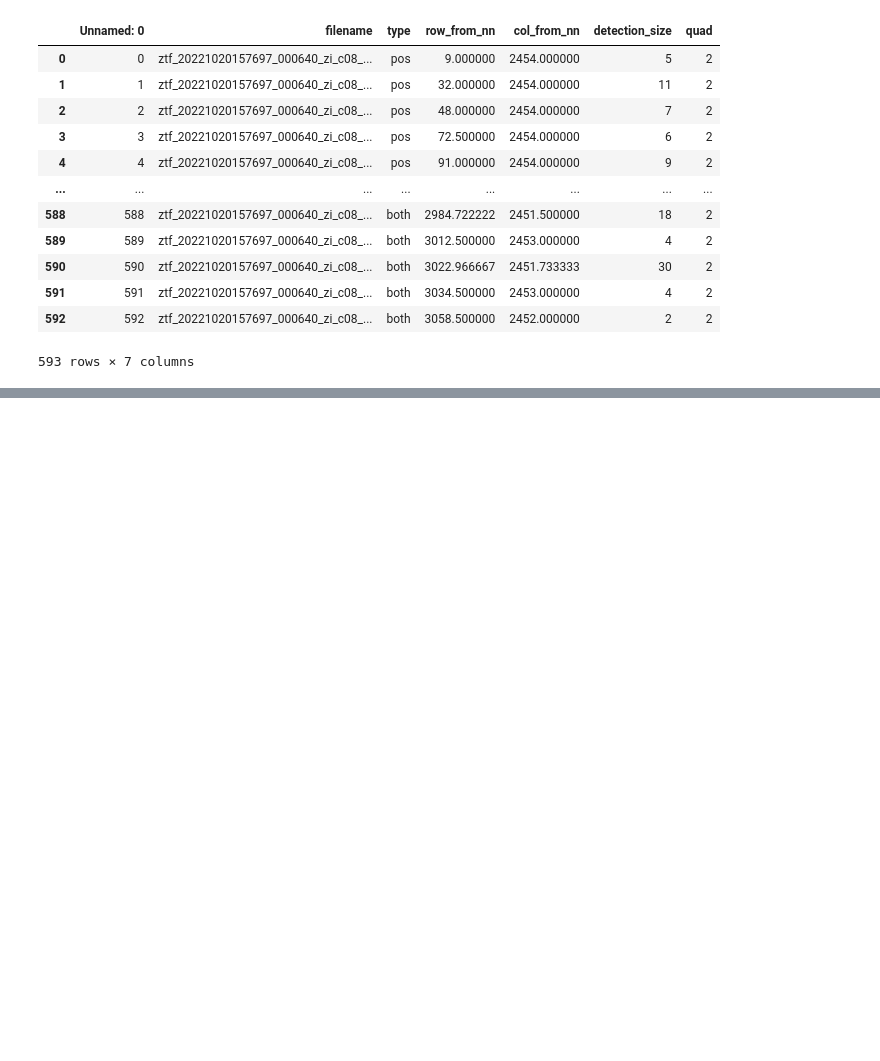
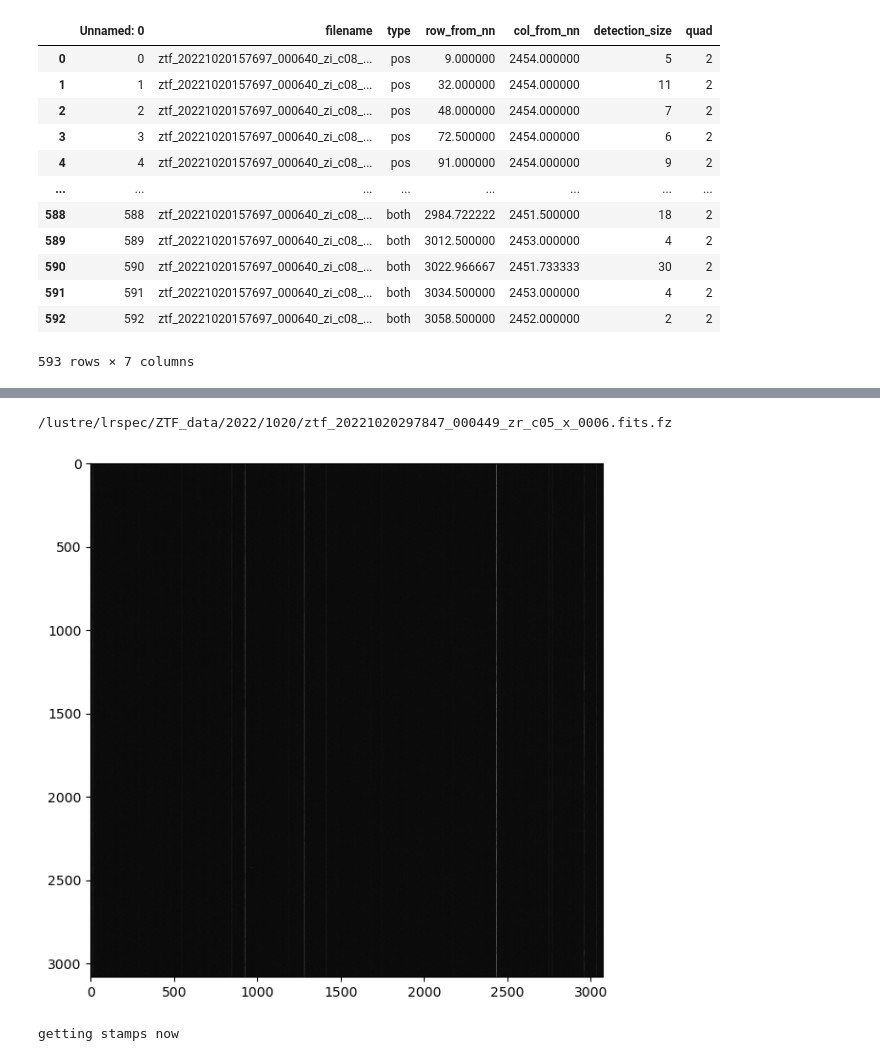
Before and after one commit to SHDaniels/Continuous-Readout-Image-Transient-Detection-with-CNNs, a Jupyter notebook: check_diff_flip.ipynb, the cells around one changed output, grey strips where cells are left out. Saved outputs shown, nothing was run; the diff lists cells and outputs as text; code cells hidden in the pictures; blank space fills up the shorter version.

```diff
--- a/check_diff_flip.ipynb
+++ b/check_diff_flip.ipynb
@@ -247,0 +306,45 @@ df2
+# %%
+data_direc = [
+    "/lustre/lrspec/ZTF_data/2022/1020/"
+    ]
+
+save_direc = [
+    "1020jan26"
+]
+# ,
+# , 1019
+
+# In[87]:
+
+original_extraction_direc = "/lustre/lrspec/ZTF_data/science_extractions/1020/"
+
+
+for j in range(len(data_direc)):
+    data_direc = data_direc[j]
+    save_direc = save_direc[j]
+    wid = 10
+    abst_thr = 0.9999
+    fpath_extractions_save = "/lustre/lrspec/ZTF_data/science_extractions/" + save_direc + "/"
+
+
+    for i, file in enumerate(os.listdir(original_extraction_direc)): #if we originally had it
+        image_filename = os.fsdecode(file)
+        filename_start = image_filename[:40]
+        real_image_filename = filename_start + "fits.fz"
+        image_filename_full = data_direc + real_image_filename
+
+        print(image_filename_full)
+        for iteration in range(1, 5):
+            with fits.open(image_filename_full) as hdul:
+                file1_array = hdul[iteration].data
+                norm = (file1_array - np.min(file1_array)) / (
+                    np.max(file1_array) - np.min(file1_array)
+                )
+                image = norm
+                plt.imshow(image)
+                break
+        break
+    break
+# %% [output]
+/lustre/lrspec/ZTF_data/2022/1020/ztf_20221020297847_000449_zr_c05_x_0006.fits.fz
+[figure, added]
@@ -247,0 +353,4 @@ df2
+# %%
+stamps = gpsf.get_postage_stamps_full(image, 10)
+# %% [output]
+getting stamps now
```
Also changed, not shown: parts of 8 cells of this notebook, 23 other files.
